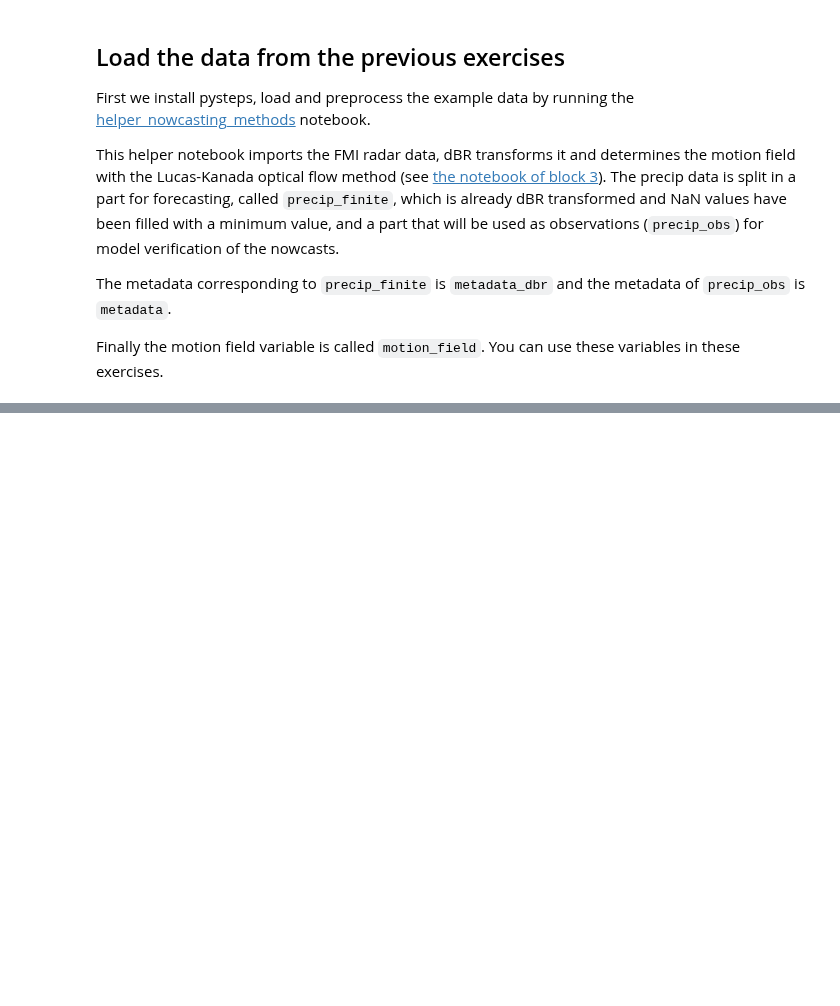
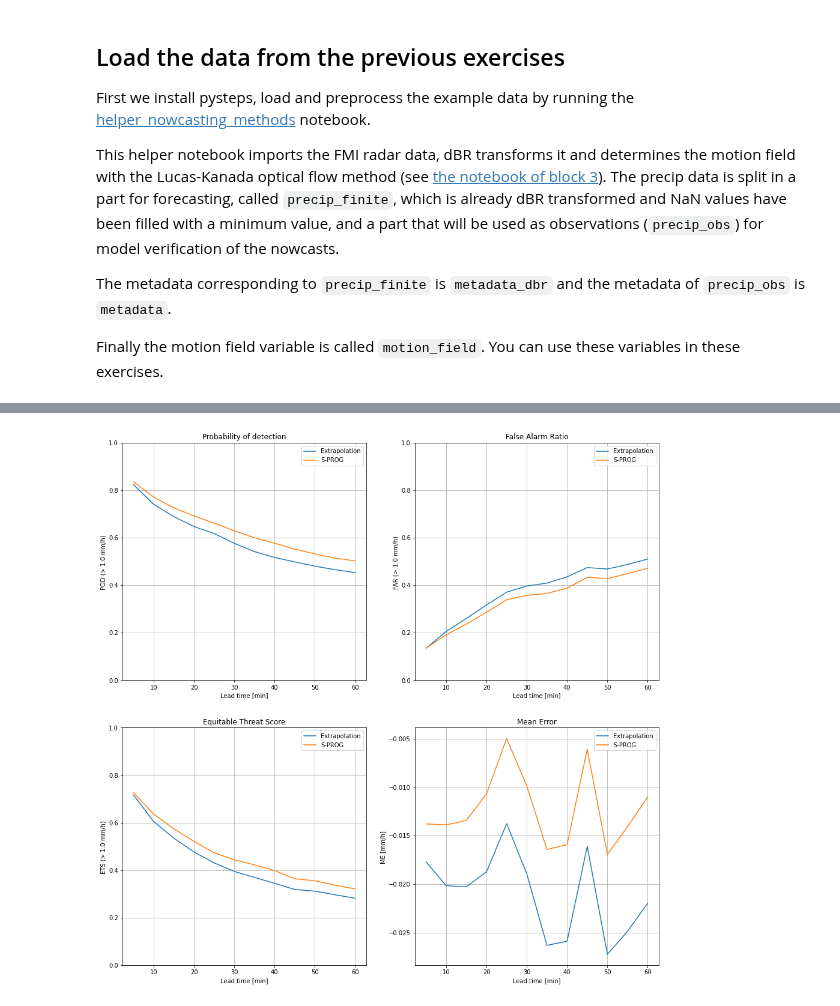
Before and after one commit to pySTEPS/ERAD-nowcasting-course-2022, a Jupyter notebook: hands-on-session-users/notebooks/block_04_deterministic_nowcasts.ipynb, the cells around one changed output, grey strips where cells are left out. Cells and saved outputs as stored; diff of their text form; code cells hidden in the pictures; blank space fills up the shorter version.

```diff
--- a/hands-on-session-users/notebooks/block_04_deterministic_nowcasts.ipynb
+++ b/hands-on-session-users/notebooks/block_04_deterministic_nowcasts.ipynb
@@ -44,0 +179,80 @@ Uninstalling Shapely-1.8.2:
+# %%
+from collections import defaultdict
+from pysteps import verification
+
+
+scales = [2, 4, 8, 16, 32, 64, 128, 256, 512]
+thr = 1.0
+cat_scores = ["POD", "FAR", "ETS"]
+cont_scores = ["ME", ]
+score = []
+score_baseline = []
+score_sprog = []
+score_steps = []
+
+# Calculate scores for each leadtime
+cat_extrap_scores = defaultdict(list)
+cat_sprog_scores = defaultdict(list)
+cont_extrap_scores = defaultdict(list)
+cont_sprog_scores = defaultdict(list)
+
+for i in range(n_leadtimes):
+    extrap_score = verification.detcatscores.det_cat_fct(precip_extrap[i], precip_obs[i], thr=thr, scores=cat_scores)
+    sprog_score = verification.detcatscores.det_cat_fct(precip_sprog[i], precip_obs[i], thr=thr, scores=cat_scores)
+
+    for name in cat_scores:
+        cat_extrap_scores[name].append(extrap_score[name])
+        cat_sprog_scores[name].append(sprog_score[name])
+
+    extrap_score = verification.detcontscores.det_cont_fct(precip_extrap[i], precip_obs[i], scores=cont_scores)
+    sprog_score = verification.detcontscores.det_cont_fct(precip_sprog[i], precip_obs[i], scores=cont_scores)
+
+    for name in cont_scores:
+        cont_extrap_scores[name].append(extrap_score[name])
+        cont_sprog_scores[name].append(sprog_score[name])
+
+# Plot scores
+
+plt.figure(figsize=(16, 16))
+x = np.arange(1, n_leadtimes + 1) * metadata["accutime"]
+
+plt.subplot(2, 2, 1)
+plt.plot(x, cat_extrap_scores["POD"], label="Extrapolation")
+plt.plot(x, cat_sprog_scores["POD"], label="S-PROG")
+plt.ylim([0, 1])
+plt.xlabel("Lead time [min]")
+plt.ylabel(f"POD (> {thr} mm/h) ")
+plt.title("Probability of detection")
+plt.legend()
+plt.grid()
+
+plt.subplot(2, 2, 2)
+plt.plot(x, cat_extrap_scores["FAR"], label="Extrapolation")
+plt.plot(x, cat_sprog_scores["FAR"], label="S-PROG")
+plt.ylim([0, 1])
+plt.xlabel("Lead time [min]")
+plt.ylabel(f"FAR (> {thr} mm/h) ")
+plt.title("False Alarm Ratio")
+plt.legend()
+plt.grid()
+
+plt.subplot(2, 2, 3)
+plt.plot(x, cat_extrap_scores["ETS"], label="Extrapolation")
+plt.plot(x, cat_sprog_scores["ETS"], label="S-PROG")
+plt.ylim([0, 1])
+plt.xlabel("Lead time [min]")
+plt.ylabel(f"ETS (> {thr} mm/h) ")
+plt.title("Equitable Threat Score")
+plt.legend()
+plt.grid()
+
+plt.subplot(2, 2, 4)
+plt.plot(x, cont_extrap_scores["ME"], label="Extrapolation")
+plt.plot(x, cont_sprog_scores["ME"], label="S-PROG")
+plt.xlabel("Lead time [min]")
+plt.ylabel(f"ME [mm/h] ")
+plt.title("Mean Error")
+plt.legend()
+plt.grid()
+# %% [output]
+[figure, added]
```
Also changed, not shown: parts of 9 cells of this notebook, 1 other file.
